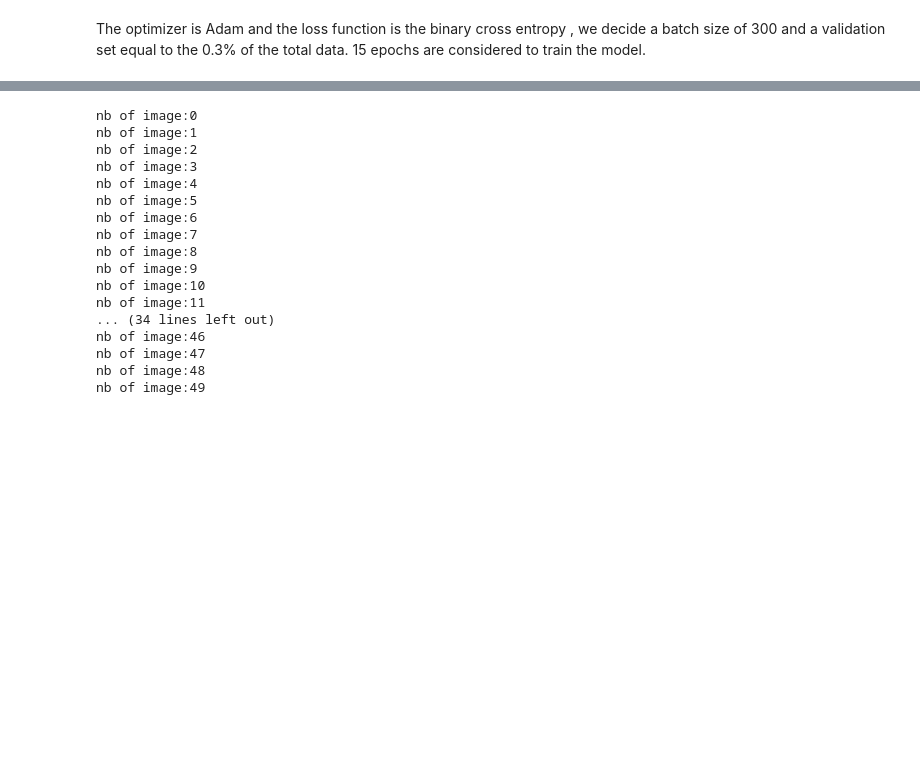
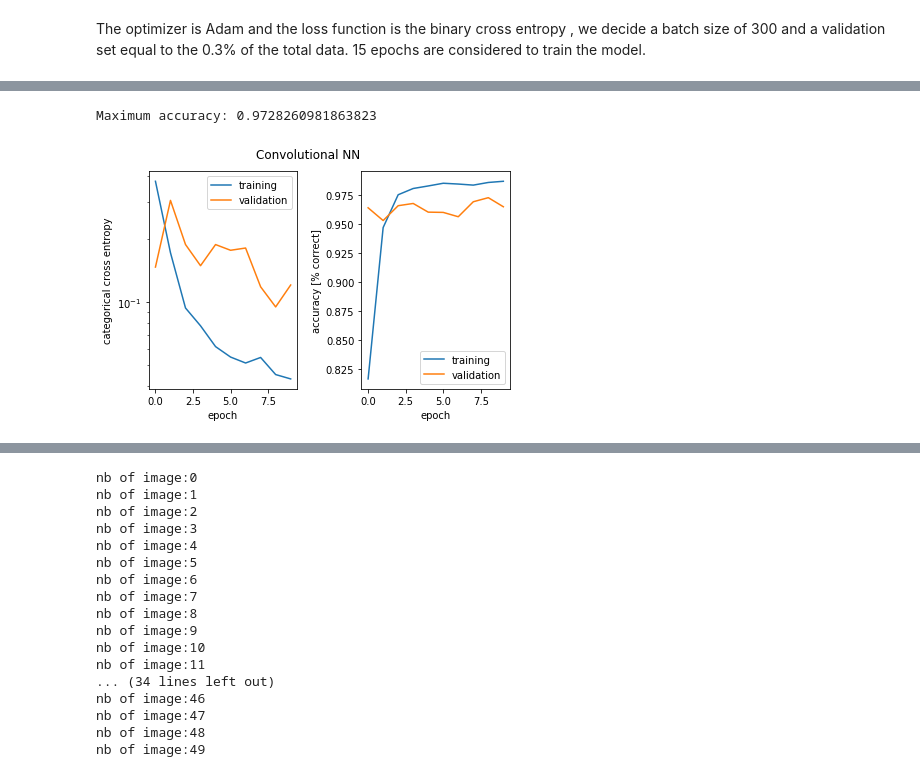
Before and after one commit to lchenbb/Image-Analysis-and-Pattern-Recognition, a Jupyter notebook: project/special_project_betta.ipynb, the cells around one changed output, grey strips where cells are left out. Drawn from its saved outputs; the diff is of its cells as text; code cells hidden in the pictures; blank space fills up the shorter version.

```diff
--- a/project/special_project_betta.ipynb
+++ b/project/special_project_betta.ipynb
@@ -932 +936,7 @@ Epoch 10/10
+# %%
+plot_history(cnnhistory, 'Convolutional NN')
+print("Maximum accuracy: {}".format(np.max(cnnhistory.history['val_acc'])))
+# %% [output]
+Maximum accuracy: 0.9728260981863823
+[figure, added]
 # %%
```
Also changed, not shown: parts of 43 cells of this notebook.
